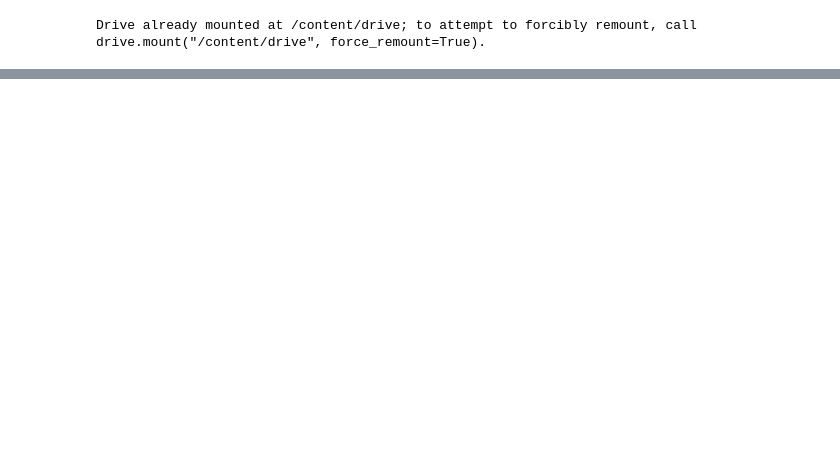
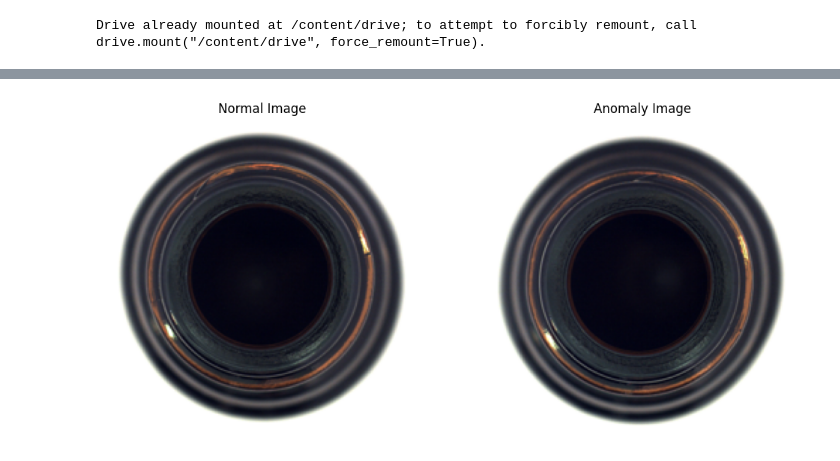
Before and after one commit to Cksdud123/colab, a Jupyter notebook: Anomaly_Detection.ipynb, the cells around one changed output, grey strips where cells are left out. Drawn from its saved outputs; the diff is of its cells as text; code cells hidden in the pictures; blank space fills up the shorter version.

```diff
--- a/Anomaly_Detection.ipynb
+++ b/Anomaly_Detection.ipynb
@@ -25,7 +36,9 @@ train_images = []
 train_labels = []
 test_images = []
 test_labels = []
-target_size = (150, 150)
+test_images_good = []
+test_labels_good = []
+target_size = (224, 224)
 # %%
 # 데이터셋 내의 모든 이미지 파일에 대해 resize 작업과 픽셀 값 정규화 작업
 # 이미지 로드 및 리사이징
@@ -39,13 +52,24 @@ for img_path in train_dir:
     normalized_img_array = (img_array - min_value) / (max_value - min_value)
     train_images.append(normalized_img_array)
     train_labels.append(0)
+
+for img_path in test_dir + test_dir_broken_small + test_dir_contamination:
+    img = Image.open(img_path)
+    rgb_img = img.convert('RGB')
+    resized_img = rgb_img.resize(target_size)
+    min_value = img_array.min()
+    max_value = img_array.max()
+    normalized_img_array = (img_array - min_value) / (max_value - min_value)
+    test_images.append(normalized_img_array)
+    test_labels.append(1)
 # %%
-for img_path in test_dir:
+for img_path in test_dir_good:
     img = Image.open(img_path)
     rgb_img = img.convert('RGB')
     resized_img = rgb_img.resize(target_size)
+    img_array = np.array(resized_img)
     min_value = img_array.min()
     max_value = img_array.max()
     normalized_img_array = (img_array - min_value) / (max_value - min_value)
-    test_images.append(normalized_img_array)
-    test_labels.append(1)
+    test_images_good.append(normalized_img_array)
+    test_labels_good.append(0)
@@ -190,0 +191,21 @@ plt.show()
+# %%
+# 정상 데이터셋과 비정상 데이터셋 분리
+# 정상 데이터는 0 이상 데이터는 1로 표현
+normal_images = [img for img, label in zip(all_images, all_labels) if label == 0]
+anomaly_images = [img for img, label in zip(all_images, all_labels) if label == 1]
+
+# 랜덤하게 이미지 시각화하여 비교하기
+plt.figure(figsize=(12, 6))
+plt.subplot(1, 2, 1)
+plt.imshow(normal_images[np.random.randint(len(normal_images))])
+plt.title('Normal Image')
+plt.axis('off')
+
+plt.subplot(1, 2, 2)
+plt.imshow(anomaly_images[np.random.randint(len(anomaly_images))])
+plt.title('Anomaly Image')
+plt.axis('off')
+
+plt.show()
+# %% [output]
+[figure, added]
```
Also changed, not shown: parts of 14 cells of this notebook.
